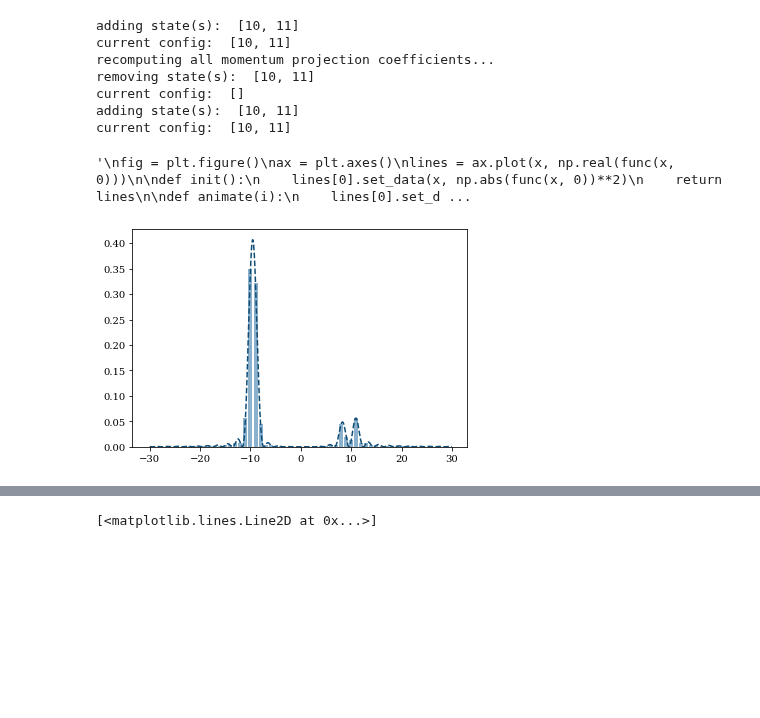
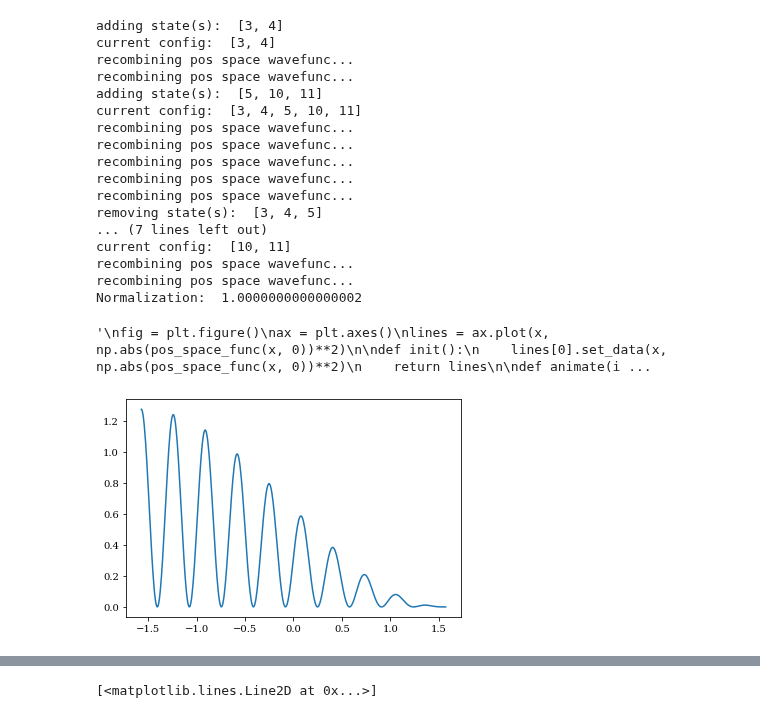
Before and after one commit to wyssard/Particle_in_a_Box, a Jupyter notebook: test_testing.ipynb, the cells around one changed output, grey strips where cells are left out. Saved outputs shown, nothing was run; the diff lists cells and outputs as text; code cells hidden in the pictures; blank space fills up the shorter version.

```diff
--- a/test_testing.ipynb
+++ b/test_testing.ipynb
@@ -15,62 +15,79 @@ plt.rcParams['font.serif'] = 'Dejavu Serif'
 plt.rcParams["mathtext.fontset"] = "cm"
 
 plt.rcParams['animation.writer'] = 'ffmpeg'
-plt.rcParams['animation.ffmpeg_path'] = r'C:\ffmpeg\bin\ffmpeg.exe'
+plt.rcParams['animation.ffmpeg_path'] = 'C:\\ffmpeg\\bin\\ffmpeg.exe'
 # %%
+# Testing the new implementation of the momentum space wavefunction
 L = np.pi
 gamma = -10
-l = 1
 bound = 15
 
-State3 = testing.Particle_in_Box_State(gamma, L, [10, 11], [1,1], bound, -bound)
-#State2 = testing.SystemState(gamma, L, [2, 2], [1, 1], bound, -bound)
 
+State3 = testing.Particle_in_Box_State(gamma, L, [3,4], [1,1])
+State3.add_state([5, 10, 11], [1, 1, 1])
+State3.remove_state([3,4,5])
 
-State3.bound = 30
 State3.gamma = 0.00001
 #State3.change_energy_proj_coeff(1, 0.1)
 State3.property_change_complete_recompute()
+print("Normalization: ", np.sum(np.abs(State3._energy_proj_coeff)**2))
 
 x = np.linspace(-L/2, L/2, 500)
-func = State3.pos_space_wavefunc
+k = np.arange(-bound, bound, 0.01)
+kn = np.arange(-bound, bound, 1)
 
-distr = State3._momentum_prob_distr_cont
-distrDisc = State3._momentum_prob_distr_disc
+pos_space_func = State3.pos_space_wavefunc
+cont_m_space_func = State3._cont_momentum_space_wavefunc
+disc_m_space_func = State3._disc_momentum_space_wavefunc
 
 
-
+'''
 fig = plt.figure()
 pDistrPlot = plt.axes()
 
-pDistrPlot.bar(State3.momentum_kn, distrDisc, color=lightColor)
-pDistrPlot.plot(State3.momentum_k, distr, color=darkColor, ls="--")
 
+pDistrPlot.bar(kn, np.abs(disc_m_space_func(kn, 0))**2, color=lightColor)
+pDistrPlot.plot(k, np.abs(cont_m_space_func(k, 0))**2, color=darkColor, ls="--")
 
-np.sum(np.abs(State3._energy_proj_coeff)**2)
+pDistrPlot.set_ylim(0, 0.5)
+'''
+
+fig2 = plt.figure()
+plt.plot(x, np.abs(pos_space_func(x, 0))**2)
 
 '''
 fig = plt.figure()
 ax = plt.axes()
-lines = ax.plot(x, np.real(func(x, 0)))
+lines = ax.plot(x, np.abs(pos_space_func(x, 0))**2)
 
 def init():
-    lines[0].set_data(x, np.abs(func(x, 0))**2)
+    lines[0].set_data(x, np.abs(pos_space_func(x, 0))**2)
     return lines
 
 def animate(i):
-    lines[0].set_data(x, np.abs(func(x, 0.025*i))**2)
+    lines[0].set_data(x, np.abs(pos_space_func(x, 0.025*i))**2)
     return lines
 
-anim = FuncAnimation(fig, animate, init_func=init, frames=800, interval=20, blit=True)
-anim.save("test.gif")
+anim = FuncAnimation(fig, animate, init_func=init, frames=200, interval=20, blit=True)
+anim.save("new_momentum_implementation.gif")
 '''
 # %% [output]
-adding state(s):  [10, 11]
+adding state(s):  [3, 4]
+current config:  [3, 4]
+recombining pos space wavefunc...
+recombining pos space wavefunc...
+adding state(s):  [5, 10, 11]
+current config:  [3, 4, 5, 10, 11]
+recombining pos space wavefunc...
+recombining pos space wavefunc...
+recombining pos space wavefunc...
+recombining pos space wavefunc...
+recombining pos space wavefunc...
+removing state(s):  [3, 4, 5]
+... (7 lines left out)
 current config:  [10, 11]
-recomputing all momentum projection coefficients...
-removing state(s):  [10, 11]
-current config:  []
-adding state(s):  [10, 11]
-current config:  [10, 11]
+recombining pos space wavefunc...
+recombining pos space wavefunc...
+Normalization:  1.0000000000000002
-'\nfig = plt.figure()\nax = plt.axes()\nlines = ax.plot(x, np.real(func(x, 0)))\n\ndef init():\n    lines[0].set_data(x, np.abs(func(x, 0))**2)\n    return lines\n\ndef animate(i):\n    lines[0].set_d ...
+'\nfig = plt.figure()\nax = plt.axes()\nlines = ax.plot(x, np.abs(pos_space_func(x, 0))**2)\n\ndef init():\n    lines[0].set_data(x, np.abs(pos_space_func(x, 0))**2)\n    return lines\n\ndef animate(i ...
-[figure, old version]
+[figure, new version]
```
Also changed, not shown: parts of 1 cell of this notebook, 1 other file.
